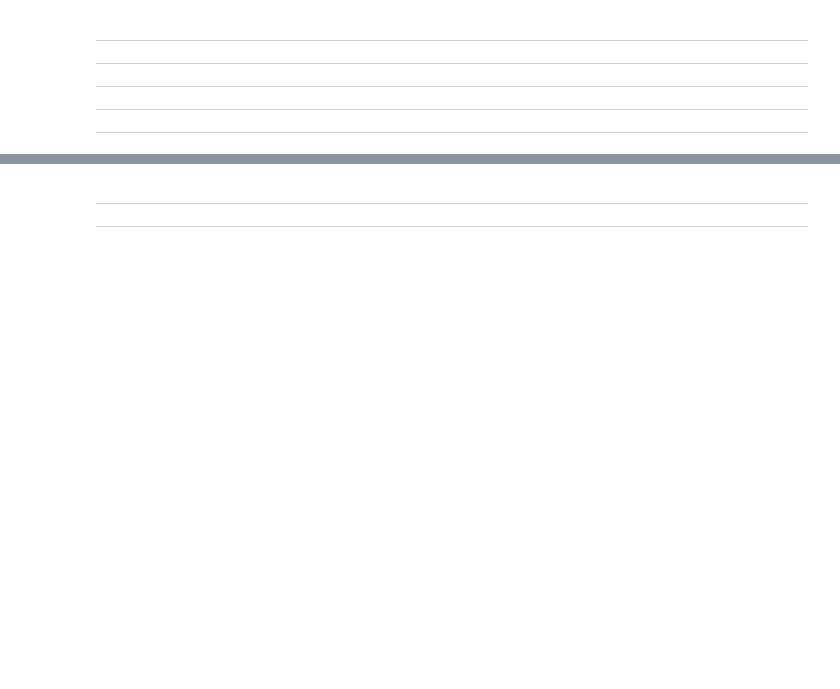
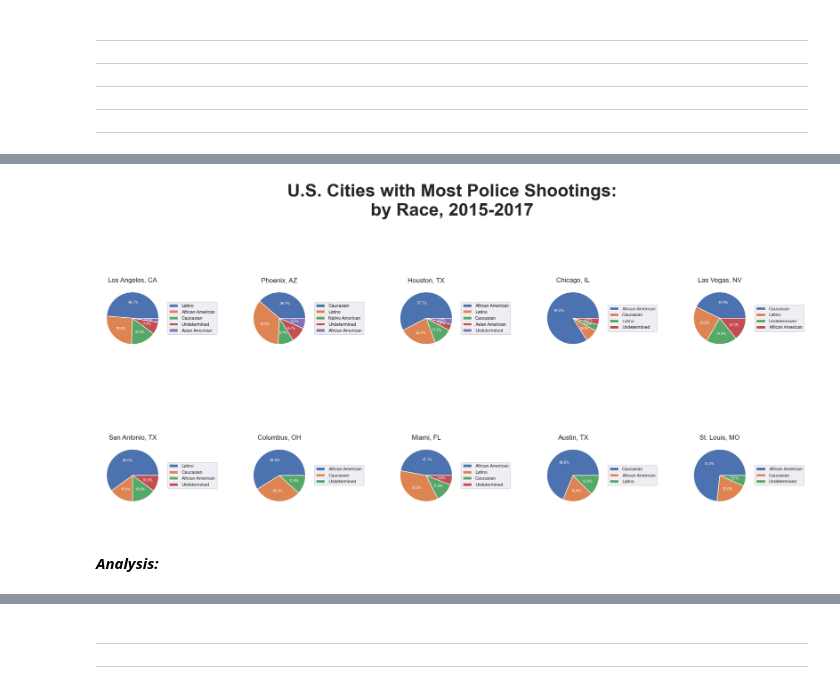
Before and after one commit to andrewblais/dataLawUS, a Jupyter notebook: main.ipynb, the cells around one changed output, grey strips where cells are left out. Drawn from its saved outputs; the diff is of its cells as text; code cells hidden in the pictures; blank space fills up the shorter version.

Commit message:
Almost finish data analysis project.

```diff
--- a/main.ipynb
+++ b/main.ipynb
@@ -1248,0 +1701,6 @@ More outliers of higher age (above 75) for `shot`.
+# %%
+# In case same city names have different states:
+city_state_series = df_fatalities['city'] + ', ' + df_fatalities['state']
+# %%
+# Insert 'city_state' into DF:
+df_fatalities.insert(10, 'city_state', city_state_series)
@@ -1254,0 +1807,49 @@ More outliers of higher age (above 75) for `shot`.
+# %%
+# Create list to plot each city:
+city_tuples = [(los_angeles_race_counts, 'Los Angeles, CA'),
+               (phoenix_race_counts, 'Phoenix, AZ'),
+               (houston_race_counts, 'Houston, TX'),
+               (chicago_race_counts, 'Chicago, IL'),
+               (las_vegas_race_counts, 'Las Vegas, NV'),
+               (san_antonio_race_counts, 'San Antonio, TX'),
+               (columbus_race_counts, 'Columbus, OH'),
+               (miami_race_counts, 'Miami, FL'),
+               (austin_race_counts, 'Austin, TX'),
+               (st_louis_race_counts, 'St. Louis, MO')]
+# %%
+# fig = plt.figure(figsize=(18, 10), dpi=1600)  # High DPI for saving image
+fig = plt.figure(figsize=(18, 10))
+
+cols = 2
+rows = 5
+ind = 0
+
+for col in range(cols):
+    for row in range(rows):
+        city = city_tuples[ind]
+        ax1 = plt.subplot2grid((cols, rows), (col, row))
+        # Plot each sub-pie chart and customize text:
+        plt.pie(city[0],
+                autopct='%1.1f%%',
+                textprops={'color': 'snow', 'size': 6.5})
+        plt.title(city[1])
+        # Add legend and customize location/text:
+        ax1.legend(labels=city[0].index,
+                   loc='center left',
+                   bbox_to_anchor=(1, 0.5),
+                   prop={'size': 8})
+        ind += 1
+
+title = "U.S. Cities with Most Police Shootings:"
+title += "\nby Race, 2015-2017"
+
+plt.suptitle(title, size=32, weight='bold')
+
+# Optimize plot/legend layout:
+plt.tight_layout(w_pad=4.5)  # (Causes padding issue beneath title...)
+
+plt.show()
+# %% [output]
+[figure, added]
+# %% [markdown]
+#### **_Analysis:_**
```
Also changed, not shown: parts of 106 cells of this notebook, 11 other files.
